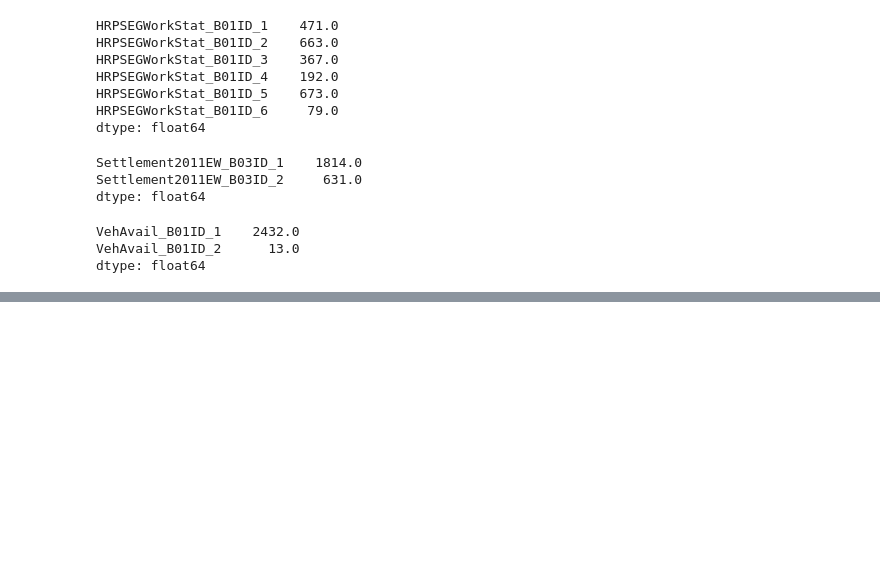
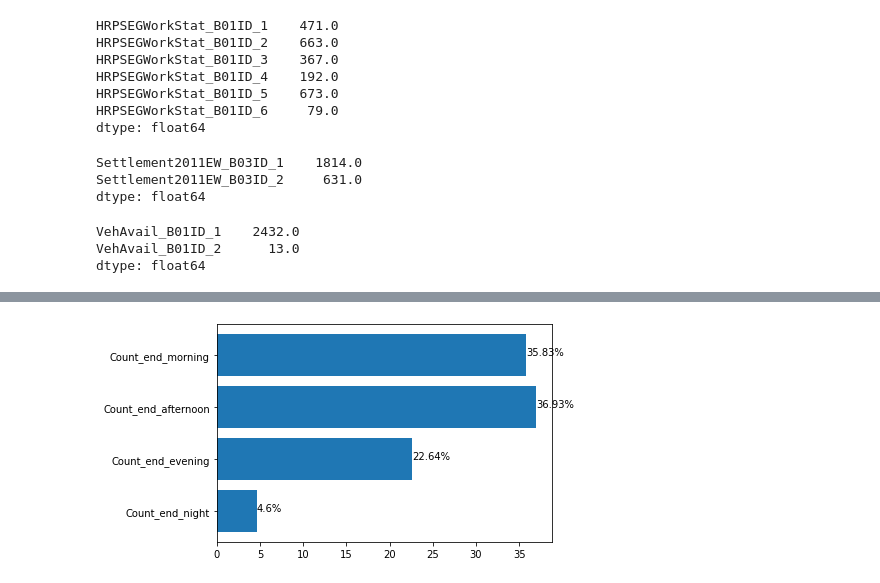
Before and after one commit to arashk1990/covid19mobility, a Jupyter notebook: feature_analysis.ipynb, the cells around one changed output, grey strips where cells are left out. Saved outputs shown, nothing was run; the diff lists cells and outputs as text; code cells hidden in the pictures; blank space fills up the shorter version.

```diff
--- a/feature_analysis.ipynb
+++ b/feature_analysis.ipynb
@@ -210,0 +318,14 @@ nts_v2.to_csv('/content/drive/MyDrive/socio_pred/UKDA-5340-tab/NTS_v2.csv',\
+# %%
+#trip end
+
+x = ['Count_end_night','Count_end_evening', 'Count_end_afternoon',	'Count_end_morning']
+
+y = round(mobility.iloc[:,5:9].sum()/total_trips*100,2)
+plt.barh(x, y)
+
+for index, value in enumerate(y):
+    plt.text(value, index,str(value)+'%')
+
+plt.show()
+# %% [output]
+[figure, added]
```
Also changed, not shown: parts of 23 cells of this notebook.
